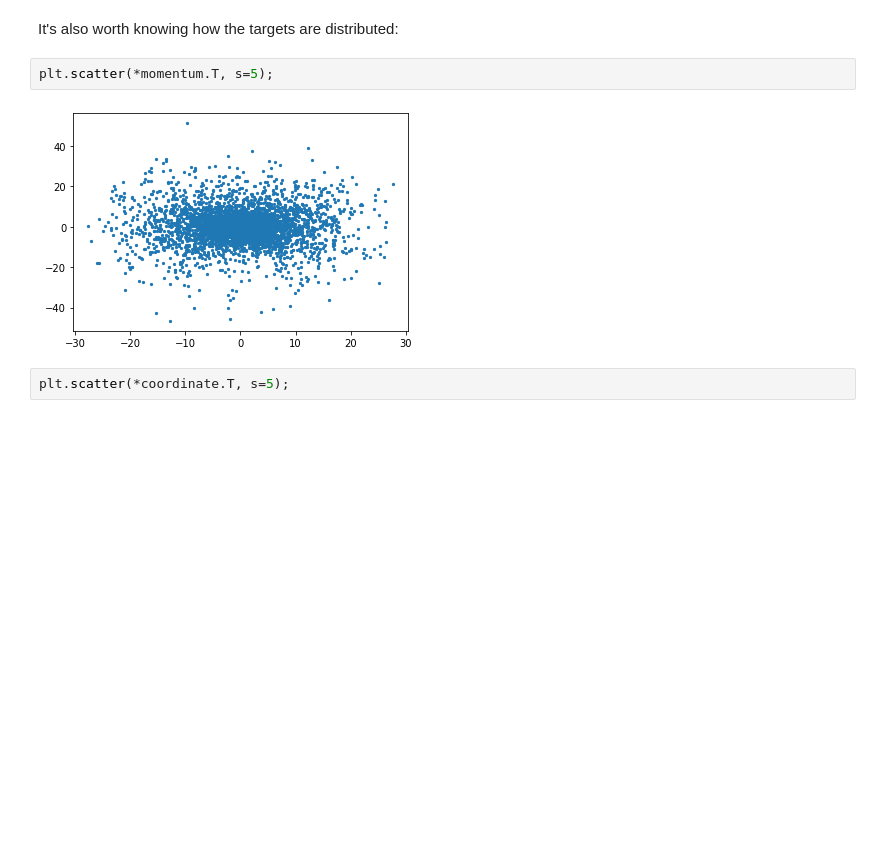
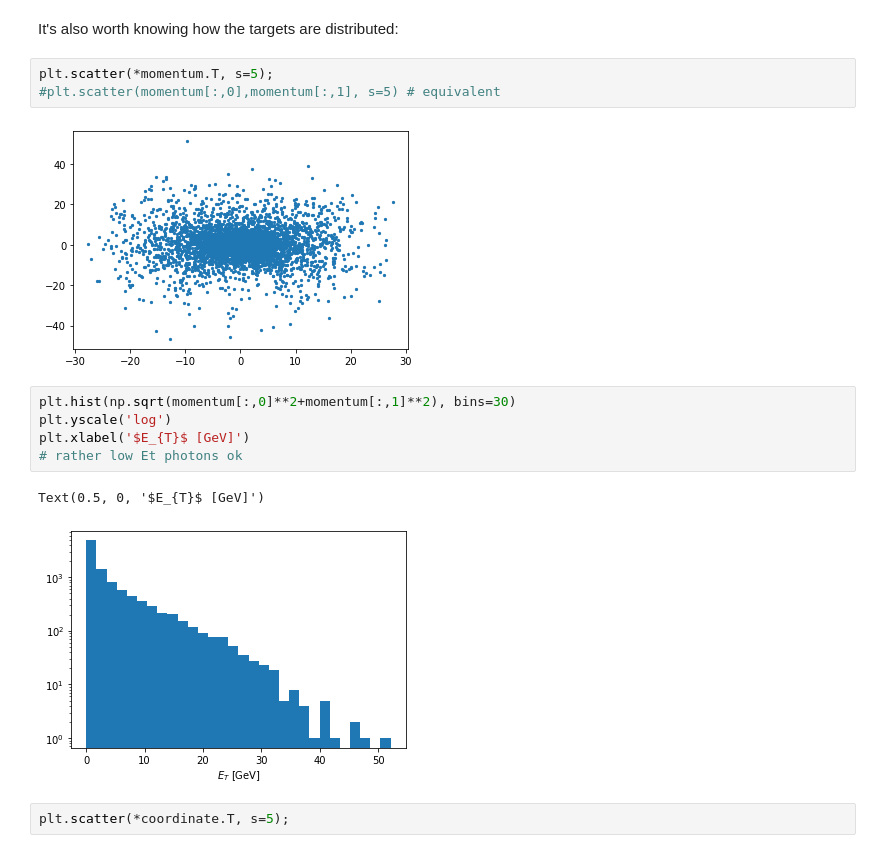
Before and after one commit to mgratti/MLHEP-2020-calo-regression, a Jupyter notebook: CompetitionStartingKit.ipynb, the cells around one changed output. Drawn from its saved outputs; the diff is of its cells as text; blank space fills up the shorter version.

```diff
--- a/CompetitionStartingKit.ipynb
+++ b/CompetitionStartingKit.ipynb
@@ -80,8 +85,17 @@ plt.imshow(energy[5000]);
 It's also worth knowing how the targets are distributed:
 # %%
 plt.scatter(*momentum.T, s=5);
+#plt.scatter(momentum[:,0],momentum[:,1], s=5) # equivalent
 # %% [output]
 [figure]
+# %%
+plt.hist(np.sqrt(momentum[:,0]**2+momentum[:,1]**2), bins=30)
+plt.yscale('log')
+plt.xlabel('$E_{T}$ [GeV]')
+# rather low Et photons ok
+# %% [output]
+Text(0.5, 0, '$E_{T}$ [GeV]')
+[figure, added]
 # %%
 plt.scatter(*coordinate.T, s=5);
 # %% [output]
```
Also changed, not shown: parts of 16 cells of this notebook.
